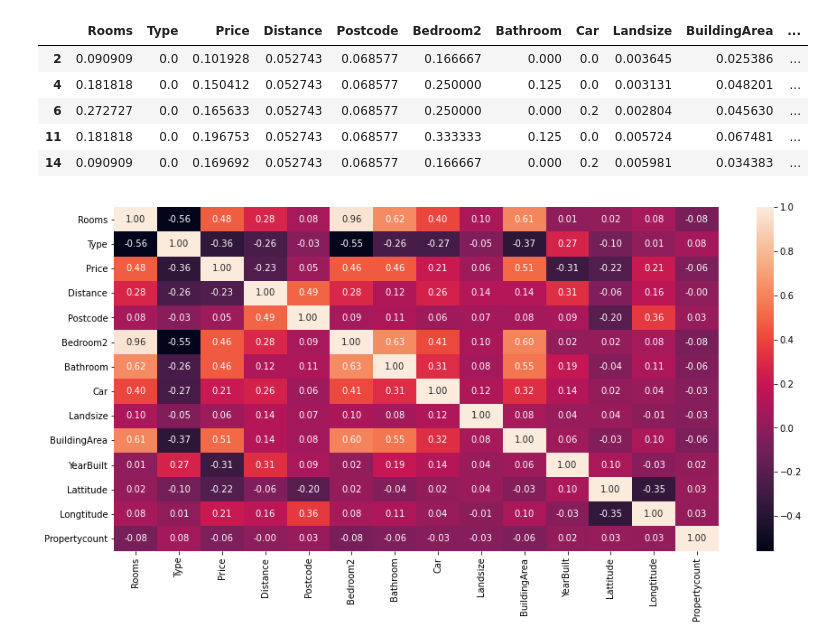
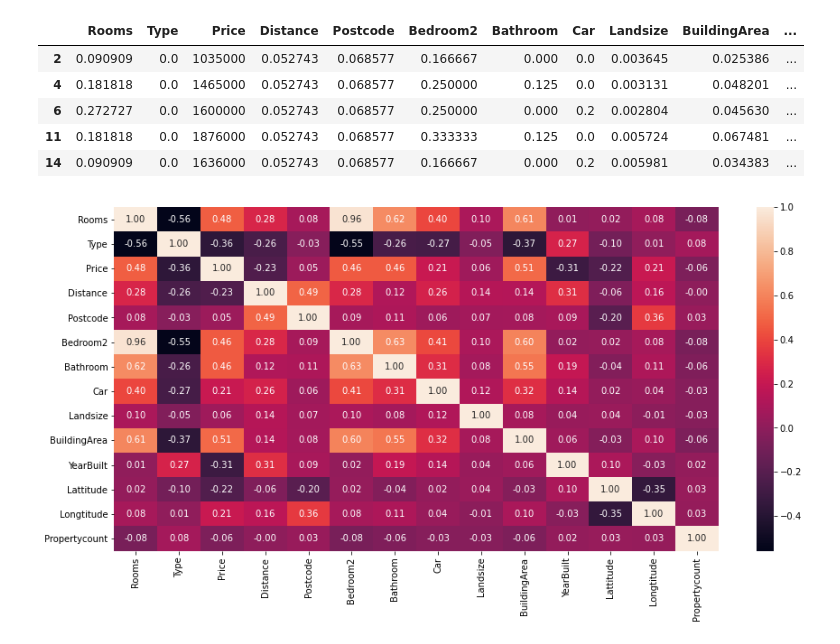
Before and after one commit to ksa678491784/mlt, a Jupyter notebook: 5/5.ipynb, the cells around one changed output. Saved outputs shown, nothing was run; the diff lists cells and outputs as text; code cells hidden in the pictures.

```diff
--- a/5/5.ipynb
+++ b/5/5.ipynb
@@ -32,18 +32,19 @@ data["Type"] = type_encoder.fit_transform(data["Type"])
 # %%
 from sklearn.preprocessing import MinMaxScaler
 
 sc2 = MinMaxScaler()
 for col in data.columns:
-  data[col] = sc2.fit_transform(data[[col]])
+  if col != "Price":
+    data[col] = sc2.fit_transform(data[[col]])
 
 display(data.head())
 # %% [output]
 |  | Rooms | Type | Price | Distance | Postcode | Bedroom2 | Bathroom | Car | Landsize | BuildingArea | ... |
-| 2 | 0.090909 | 0.0 | 0.101928 | 0.052743 | 0.068577 | 0.166667 | 0.000 | 0.0 | 0.003645 | 0.025386 | ... |
-| 4 | 0.181818 | 0.0 | 0.150412 | 0.052743 | 0.068577 | 0.250000 | 0.125 | 0.0 | 0.003131 | 0.048201 | ... |
-| 6 | 0.272727 | 0.0 | 0.165633 | 0.052743 | 0.068577 | 0.250000 | 0.000 | 0.2 | 0.002804 | 0.045630 | ... |
-| 11 | 0.181818 | 0.0 | 0.196753 | 0.052743 | 0.068577 | 0.333333 | 0.125 | 0.0 | 0.005724 | 0.067481 | ... |
-| 14 | 0.090909 | 0.0 | 0.169692 | 0.052743 | 0.068577 | 0.166667 | 0.000 | 0.2 | 0.005981 | 0.034383 | ... |
+| 2 | 0.090909 | 0.0 | 1035000 | 0.052743 | 0.068577 | 0.166667 | 0.000 | 0.0 | 0.003645 | 0.025386 | ... |
+| 4 | 0.181818 | 0.0 | 1465000 | 0.052743 | 0.068577 | 0.250000 | 0.125 | 0.0 | 0.003131 | 0.048201 | ... |
+| 6 | 0.272727 | 0.0 | 1600000 | 0.052743 | 0.068577 | 0.250000 | 0.000 | 0.2 | 0.002804 | 0.045630 | ... |
+| 11 | 0.181818 | 0.0 | 1876000 | 0.052743 | 0.068577 | 0.333333 | 0.125 | 0.0 | 0.005724 | 0.067481 | ... |
+| 14 | 0.090909 | 0.0 | 1636000 | 0.052743 | 0.068577 | 0.166667 | 0.000 | 0.2 | 0.005981 | 0.034383 | ... |
 # %%
 import seaborn as sns
 import matplotlib.pyplot as plt
```
Also changed, not shown: parts of 6 cells of this notebook, 6 other files.
